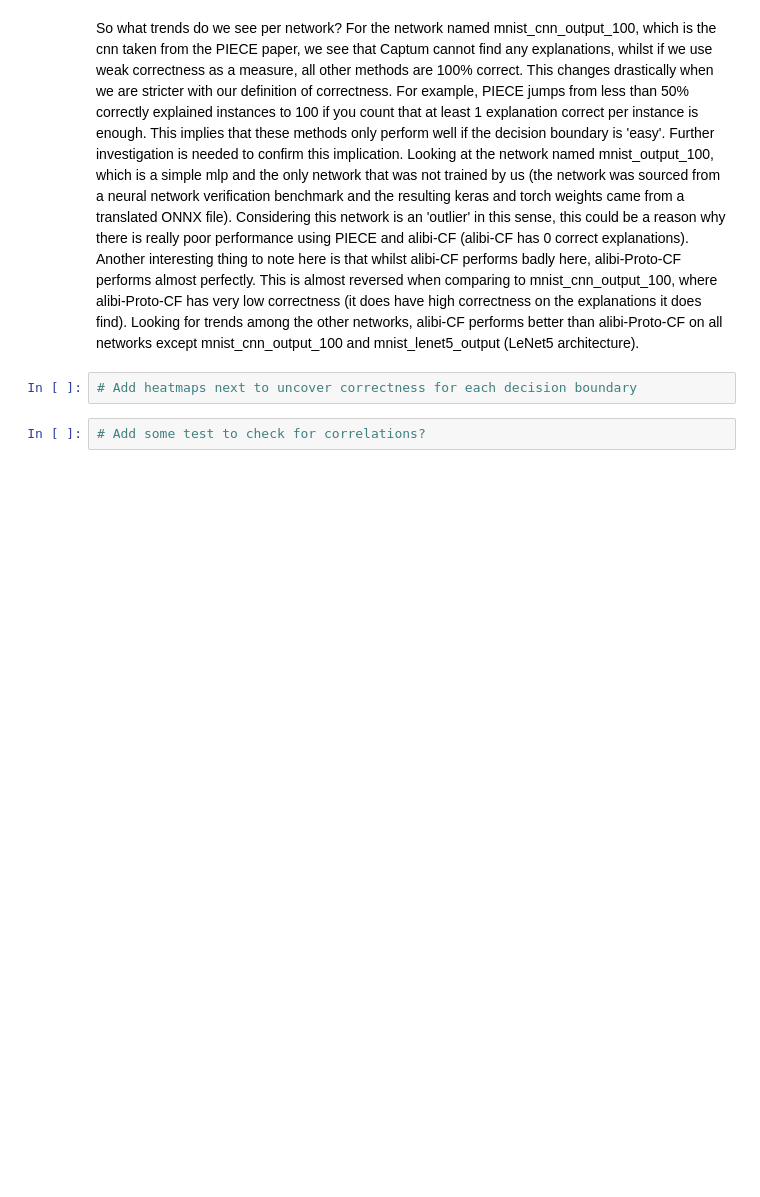
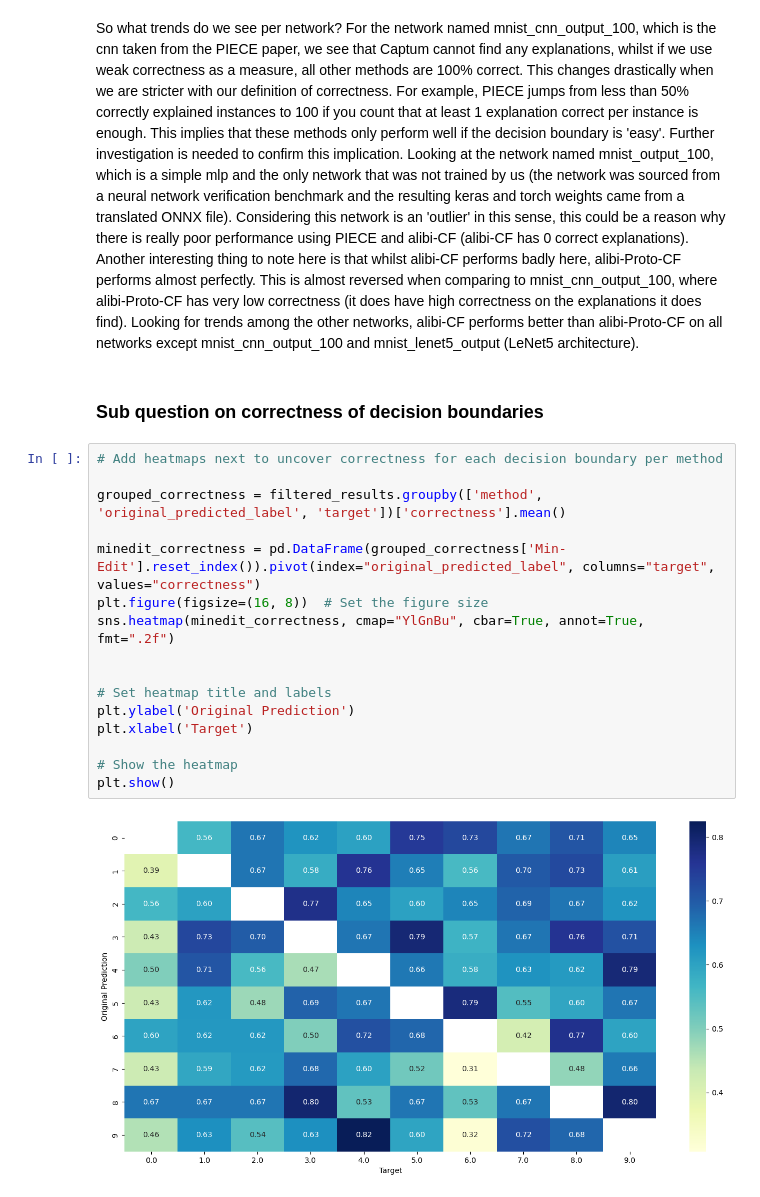
Before and after one commit to jasminkareem/CFX-benchmarking, a Jupyter notebook: visualize_mnist_final_results.ipynb, the cells around one changed output. Cells and saved outputs as stored; diff of their text form; blank space fills up the shorter version.

Commit message:
update visualizations

```diff
--- a/visualize_mnist_final_results.ipynb
+++ b/visualize_mnist_final_results.ipynb
@@ -293,4 +293,20 @@ So what trends do we see per network? For the network named mnist_cnn_output_100
-# %%
-# Add heatmaps next to uncover correctness for each decision boundary
-# %%
-# Add some test to check for correlations?
+# %% [markdown]
+### Sub question on correctness of decision boundaries
+# %%
+# Add heatmaps next to uncover correctness for each decision boundary per method
+
+grouped_correctness = filtered_results.groupby(['method', 'original_predicted_label', 'target'])['correctness'].mean()
+
+minedit_correctness = pd.DataFrame(grouped_correctness['Min-Edit'].reset_index()).pivot(index="original_predicted_label", columns="target", values="correctness")
+plt.figure(figsize=(16, 8))  # Set the figure size
+sns.heatmap(minedit_correctness, cmap="YlGnBu", cbar=True, annot=True, fmt=".2f")
+
+
+# Set heatmap title and labels
+plt.ylabel('Original Prediction')
+plt.xlabel('Target')
+
+# Show the heatmap
+plt.show()
+# %% [output]
+[figure, added]
```
Also changed, not shown: parts of 6 cells of this notebook.
